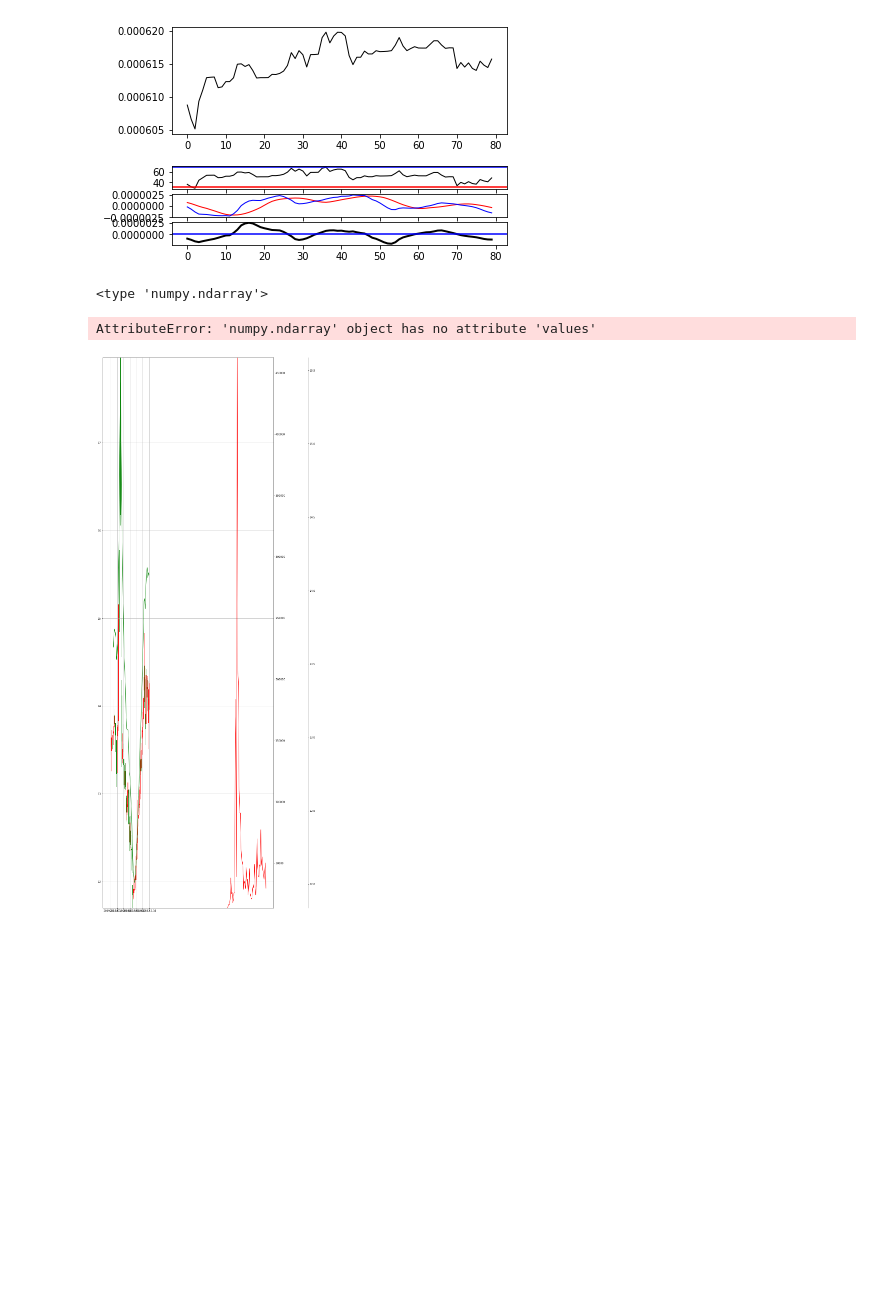
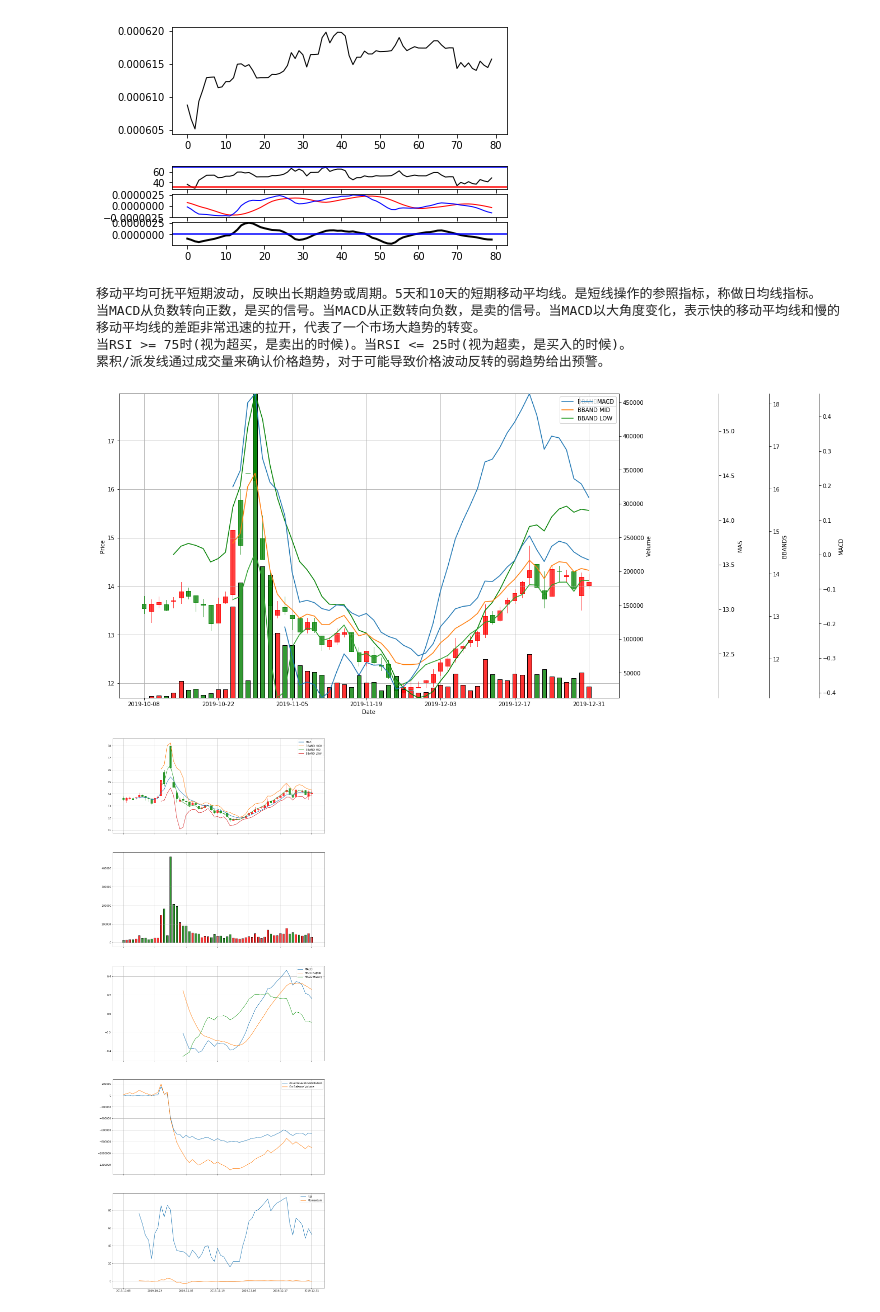
Before and after one commit to alanz2015/MyQuantitativeAlgoTest, a Jupyter notebook: StudyNote20191230.ipynb, the cells around one changed output. Saved outputs shown, nothing was run; the diff lists cells and outputs as text; code cells hidden in the pictures; blank space fills up the shorter version.

```diff
--- a/StudyNote20191230.ipynb
+++ b/StudyNote20191230.ipynb
@@ -176,7 +176,7 @@ plt.show()
 # 布林通道（Bollinger Bands，BBands）: https://zhuanlan.zhihu.com/p/43504390
 # Matplotlib 蜡烛图教程: https://zhuanlan.zhihu.com/p/28584048
 #                      https://zhuanlan.zhihu.com/p/29519040
-# 有哪些你看了以后大呼过瘾的数据分析书？: https://www.zhihu.com/question/60241622
+# 有哪些你看了以后大呼过瘾的数据分析书？: https://www.zhihu.com/question/60241622 www.allitebooks.com
 
 '''
 Trend Indicators
@@ -257,46 +257,70 @@ obv = talib.OBV(df_300427['close'], df_300427['volume']).values
 # Reference:
 # https://matplotlib.org/3.1.1/gallery/ticks_and_spines/multiple_yaxis_with_spines.html
 
-fig2, host = plt.subplots(1, 1, figsize = (15, 40), sharex = True)
-fig2.subplots_adjust(right=0.75)
-par1 = host.twinx()
-par2 = host.twinx()
-par2.spines["right"].set_position(("axes", 1.2))
+fig2, host = plt.subplots(1, 1, figsize = (16, 10), sharex = True)
+
+par1 = host.twinx() # par1 for Volume
+par2 = host.twinx() # par2 for MA5
+par3 = host.twinx() # par3 for BBANDS
+par4 = host.twinx() # par4 for MACD
+par5 = host.twinx() # par5 for RSI
+par6 = host.twinx() # par6 for OBV
+
+par2.spines["right"].set_position(("axes", 1.1))
 make_patch_spines_invisible(par2)
 par2.spines["right"].set_visible(True)
+
+par3.spines["right"].set_position(("axes", 1.2))
+make_patch_spines_invisible(par3)
+par3.spines["right"].set_visible(True)
+
+par4.spines["right"].set_position(("axes", 1.3))
+make_patch_spines_invisible(par4)
+par4.spines["right"].set_visible(True)
+
+par5.spines["right"].set_position(("axes", 1.4))
+make_patch_spines_invisible(par5)
+par5.spines["right"].set_visible(True)
+
+par6.spines["right"].set_position(("axes", 1.5))
+make_patch_spines_invisible(par6)
+par6.spines["right"].set_visible(True)
 
 host.grid(True)
 host.set_xticks(range(0, len(df_300427['date']), 10))
 host.set_xticklabels(df_300427['date'][::10])
 mpf.candlestick2_ochl(host, df_300427['open'], df_300427['close'], df_300427['high'],df_300427['low'], width=0.6, colorup='r', colordown='g', alpha=0.75)
-p2, = par1.plot(df_300427['volume'], "r-", label="Volume")
-print(sma_5.__class__)
-p3, = par2.plot(sma_5, "g-", label="MA5")
+mpf.volume_overlay(par1, df_300427['open'], df_300427['close'], df_300427['volume'], colorup='r', colordown='g', width=0.6, alpha=0.8)
+par1.set_ylabel('Volume')
+
 
 host.set_ylim(df_300427['low'].min(), df_300427['high'].max())
 par1.set_ylim(df_300427['volume'].min(), df_300427['volume'].max())
-par2.set_ylim(sma_5.values.min(), sma_5.values.max())
+par2.set_ylim(np.nanmin(sma_5), np.nanmax(sma_5))
+par3.set_ylim(np.nanmin(low), np.nanmax(up))
+par4.set_ylim(np.nanmin(macd), np.nanmax(macd))
 
 host.set_xlabel("Date")
 host.set_ylabel("Price")
 par1.set_ylabel("Volume")
 par2.set_ylabel("MA5")
+par3.set_ylabel("BBANDS")
+par4.set_ylabel("MACD")
 
-host.yaxis.label.set_color('#07000d')
-par1.yaxis.label.set_color(p2.get_color())
-par2.yaxis.label.set_color(p3.get_color())
-'''
-tkw = dict(size=4, width=1.5)
-host.tick_params(axis='y', colors=p1.get_color(), **tkw)
-par1.tick_params(axis='y', colors=p2.get_color(), **tkw)
-par2.tick_params(axis='y', colors=p3.get_color(), **tkw)
-host.tick_params(axis='x', **tkw)
+par2.plot(sma_5, "g-", label="MA5")
+par2.legend()
 
-lines = [p1, p2, p3]
+par3.plot(up,  label = "BBAND HIGH")
+par3.plot(mid, label = "BBAND MID")
+par3.plot(low, label = "BBAND LOW")
+par3.legend()
 
-host.legend(lines, [l.get_label() for l in lines])
-'''
-# ~~~~~~~~~~~~~~~~~~~~~~~~~~~~~~~~~~~~~~~~~~~~~~~~~~~~
+par4.plot(macd, label = 'MACD')
+par4.legend()
+
+# -------------------------------
+# Separate Diagram
+# -------------------------------
 fig, (ax1, ax2, ax3, ax4, ax5) = plt.subplots(5, 1, figsize = (15,40), sharex = True)
 ax1.grid(True)
 ax1.set_xticks(range(0, len(df_300427['date']), 10))
@@ -310,33 +334,36 @@ ax1.plot(sma_5,  label='MA5')
 ax1.plot(up, label = "BBAND HIGH")
 ax1.plot(mid, label = "BBAND MID")
 ax1.plot(low, label = "BBAND LOW")
 ax1.legend()
 
 ax2.grid(True)
 
 print("移动平均可抚平短期波动，反映出长期趋势或周期。5天和10天的短期移动平均线。是短线操作的参照指标，称做日均线指标。")
 print("当MACD从负数转向正数，是买的信号。当MACD从正数转向负数，是卖的信号。\
 当MACD以大角度变化，表示快的移动平均线和慢的移动平均线的差距非常迅速的拉开，代表了一个市场大趋势的转变。")
 print("当RSI >= 75时(视为超买，是卖出的时候)。当RSI <= 25时(视为超卖，是买入的时候)。")
 print("累积/派发线通过成交量来确认价格趋势，对于可能导致价格波动反转的弱趋势给出预警。")
 ax3.plot(macd, label = 'MACD')
 ax3.plot(macdSignal, label = 'MACD Signal')
 ax3.plot(macdHist, label = 'MACD History')
 ax3.legend()
 ax3.grid(True)
 
 ax4.plot(ad, label = 'Accumulation Distribution')
 # ax4.plot(adosc, label = 'Chaikin A/D Oscillator')
 ax4.plot(obv, label = 'On Balance Volume')
 ax4.legend()
 ax4.grid()
 
 ax5.plot(rsi, label = 'RSI')
 ax5.plot(mom, label = 'Momentum')
 ax5.legend()
 ax5.grid()
 plt.show()
 # %% [output]
-<type 'numpy.ndarray'>
+移动平均可抚平短期波动，反映出长期趋势或周期。5天和10天的短期移动平均线。是短线操作的参照指标，称做日均线指标。
+当MACD从负数转向正数，是买的信号。当MACD从正数转向负数，是卖的信号。当MACD以大角度变化，表示快的移动平均线和慢的移动平均线的差距非常迅速的拉开，代表了一个市场大趋势的转变。
+当RSI >= 75时(视为超买，是卖出的时候)。当RSI <= 25时(视为超卖，是买入的时候)。
+累积/派发线通过成交量来确认价格趋势，对于可能导致价格波动反转的弱趋势给出预警。
-AttributeError: 'numpy.ndarray' object has no attribute 'values'
-[figure, old version]
+[figure, new version]
+[figure, added]
```
